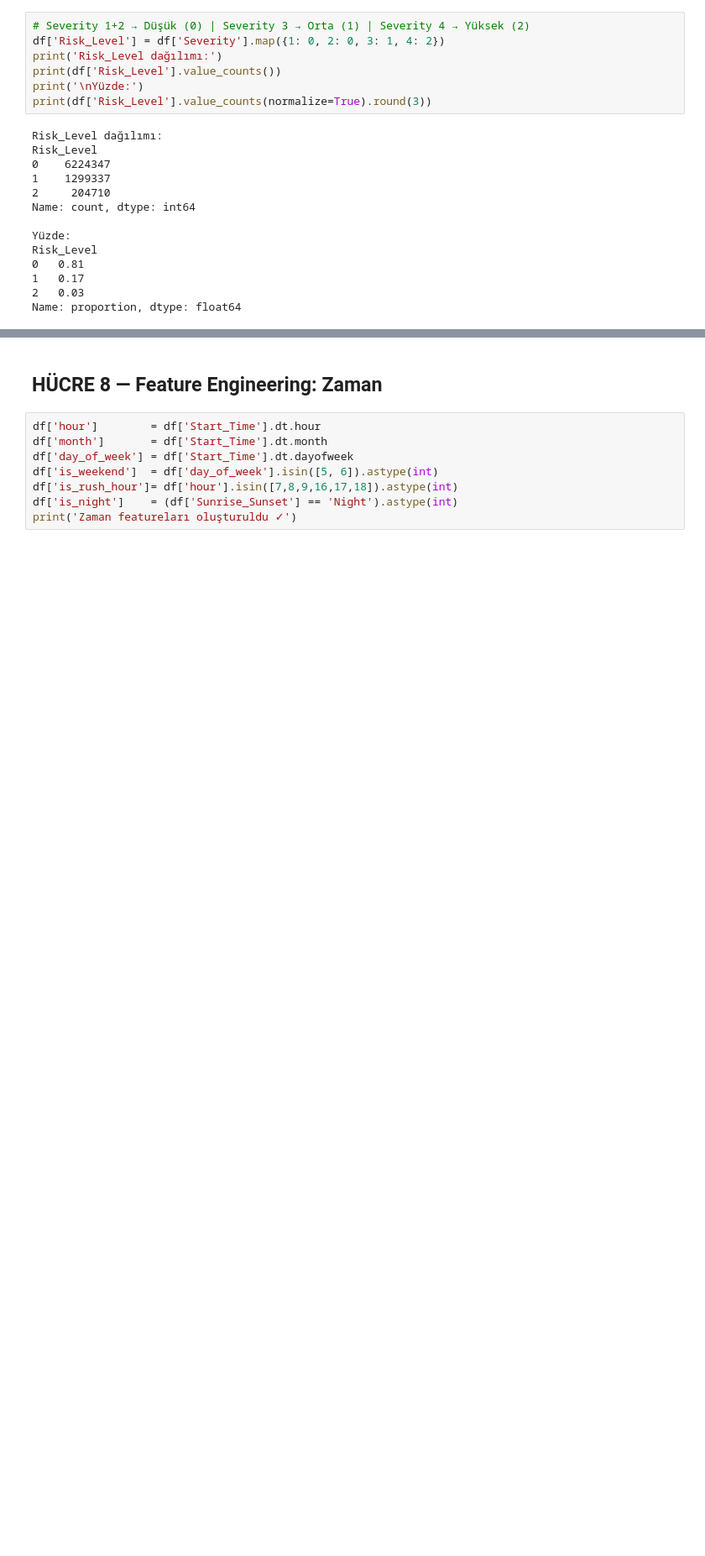
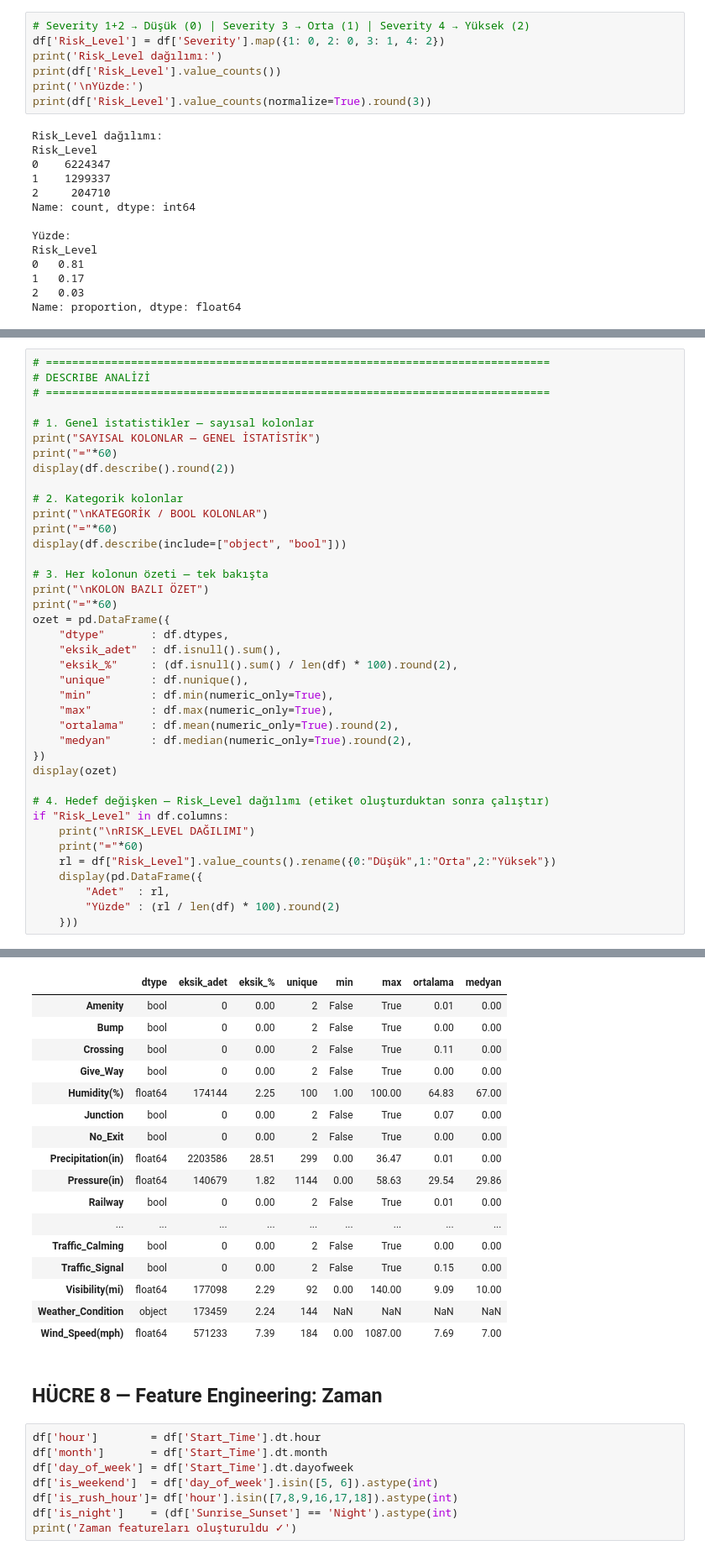
Before and after one commit to Enesdagci/road-risk-analysis, a Jupyter notebook: eda_v2.ipynb, the cells around one changed output, grey strips where cells are left out. Shown at 84% size. Cells and saved outputs as stored; diff of their text form; blank space fills up the shorter version.

Commit message:
Updated Code
Added describe function in notebook

```diff
--- a/eda_v2.ipynb
+++ b/eda_v2.ipynb
@@ -159,0 +162,40 @@ Name: proportion, dtype: float64
+# %%
+# =============================================================================
+# DESCRIBE ANALİZİ
+# =============================================================================
+
+# 1. Genel istatistikler — sayısal kolonlar
+print("SAYISAL KOLONLAR — GENEL İSTATİSTİK")
+print("="*60)
+display(df.describe().round(2))
+
+# 2. Kategorik kolonlar
+print("\nKATEGORİK / BOOL KOLONLAR")
+print("="*60)
+display(df.describe(include=["object", "bool"]))
+
+# 3. Her kolonun özeti — tek bakışta
+print("\nKOLON BAZLI ÖZET")
+print("="*60)
+ozet = pd.DataFrame({
+    "dtype"       : df.dtypes,
+    "eksik_adet"  : df.isnull().sum(),
+    "eksik_%"     : (df.isnull().sum() / len(df) * 100).round(2),
+    "unique"      : df.nunique(),
+    "min"         : df.min(numeric_only=True),
+    "max"         : df.max(numeric_only=True),
+    "ortalama"    : df.mean(numeric_only=True).round(2),
+    "medyan"      : df.median(numeric_only=True).round(2),
+})
+display(ozet)
+
+# 4. Hedef değişken — Risk_Level dağılımı (etiket oluşturduktan sonra çalıştır)
+if "Risk_Level" in df.columns:
+    print("\nRISK_LEVEL DAĞILIMI")
+    print("="*60)
+    rl = df["Risk_Level"].value_counts().rename({0:"Düşük",1:"Orta",2:"Yüksek"})
+    display(pd.DataFrame({
+        "Adet"  : rl,
+        "Yüzde" : (rl / len(df) * 100).round(2)
+    }))
+# %% [output]
@@ -160,3 +222,20 @@ Name: proportion, dtype: float64
+|  | dtype | eksik_adet | eksik_% | unique | min | max | ortalama | medyan |
+| Amenity | bool | 0 | 0.00 | 2 | False | True | 0.01 | 0.00 |
+| Bump | bool | 0 | 0.00 | 2 | False | True | 0.00 | 0.00 |
+| Crossing | bool | 0 | 0.00 | 2 | False | True | 0.11 | 0.00 |
+| Give_Way | bool | 0 | 0.00 | 2 | False | True | 0.00 | 0.00 |
+| Humidity(%) | float64 | 174144 | 2.25 | 100 | 1.00 | 100.00 | 64.83 | 67.00 |
+| Junction | bool | 0 | 0.00 | 2 | False | True | 0.07 | 0.00 |
+| No_Exit | bool | 0 | 0.00 | 2 | False | True | 0.00 | 0.00 |
+| Precipitation(in) | float64 | 2203586 | 28.51 | 299 | 0.00 | 36.47 | 0.01 | 0.00 |
+| Pressure(in) | float64 | 140679 | 1.82 | 1144 | 0.00 | 58.63 | 29.54 | 29.86 |
+| Railway | bool | 0 | 0.00 | 2 | False | True | 0.01 | 0.00 |
+| ... | ... | ... | ... | ... | ... | ... | ... | ... |
+| Traffic_Calming | bool | 0 | 0.00 | 2 | False | True | 0.00 | 0.00 |
+| Traffic_Signal | bool | 0 | 0.00 | 2 | False | True | 0.15 | 0.00 |
+| Visibility(mi) | float64 | 177098 | 2.29 | 92 | 0.00 | 140.00 | 9.09 | 10.00 |
+| Weather_Condition | object | 173459 | 2.24 | 144 | NaN | NaN | NaN | NaN |
+| Wind_Speed(mph) | float64 | 571233 | 7.39 | 184 | 0.00 | 1087.00 | 7.69 | 7.00 |
 # %% [markdown]
 ## HÜCRE 8 — Feature Engineering: Zaman
 # %%
```
Also changed, not shown: parts of 2 cells of this notebook.
